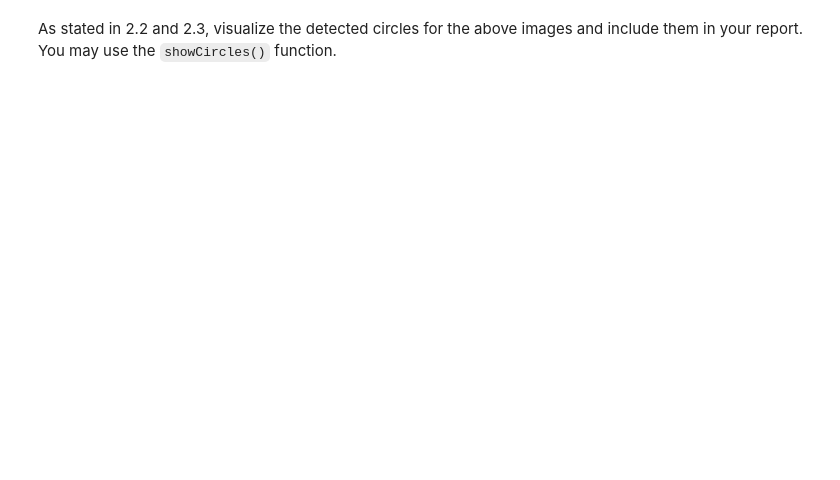
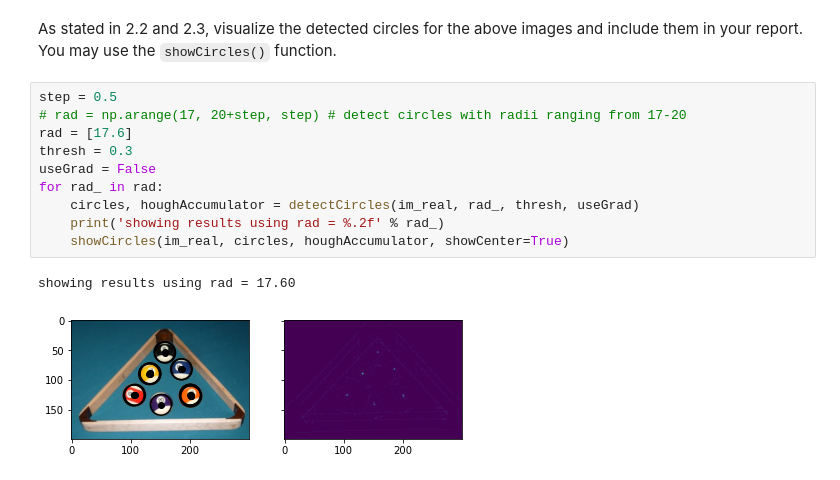
Before and after one commit to yunqingjia/cs4476, a Jupyter notebook: PS4/proj4_code/proj4.ipynb, the cells around one changed output. Saved outputs shown, nothing was run; the diff lists cells and outputs as text; blank space fills up the shorter version.

```diff
--- a/PS4/proj4_code/proj4.ipynb
+++ b/PS4/proj4_code/proj4.ipynb
@@ -302,2 +341,15 @@ plt.imshow(im_real)
 # %% [markdown]
 As stated in 2.2 and 2.3, visualize the detected circles for the above images and include them in your report. You may use the `showCircles()` function.
+# %%
+step = 0.5
+# rad = np.arange(17, 20+step, step) # detect circles with radii ranging from 17-20
+rad = [17.6]
+thresh = 0.3
+useGrad = False
+for rad_ in rad:
+    circles, houghAccumulator = detectCircles(im_real, rad_, thresh, useGrad)
+    print('showing results using rad = %.2f' % rad_)
+    showCircles(im_real, circles, houghAccumulator, showCenter=True)
+# %% [output]
+showing results using rad = 17.60
+[figure, added]
```
Also changed, not shown: parts of 8 cells of this notebook, 6 other files.
